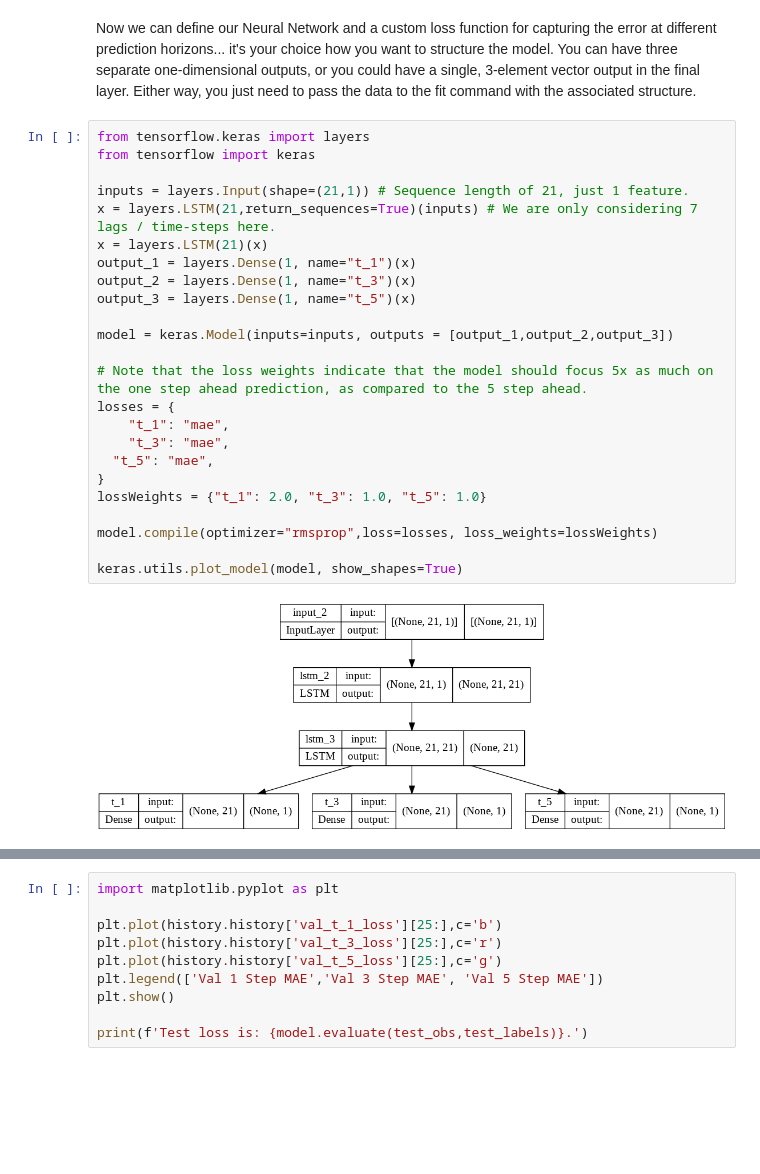
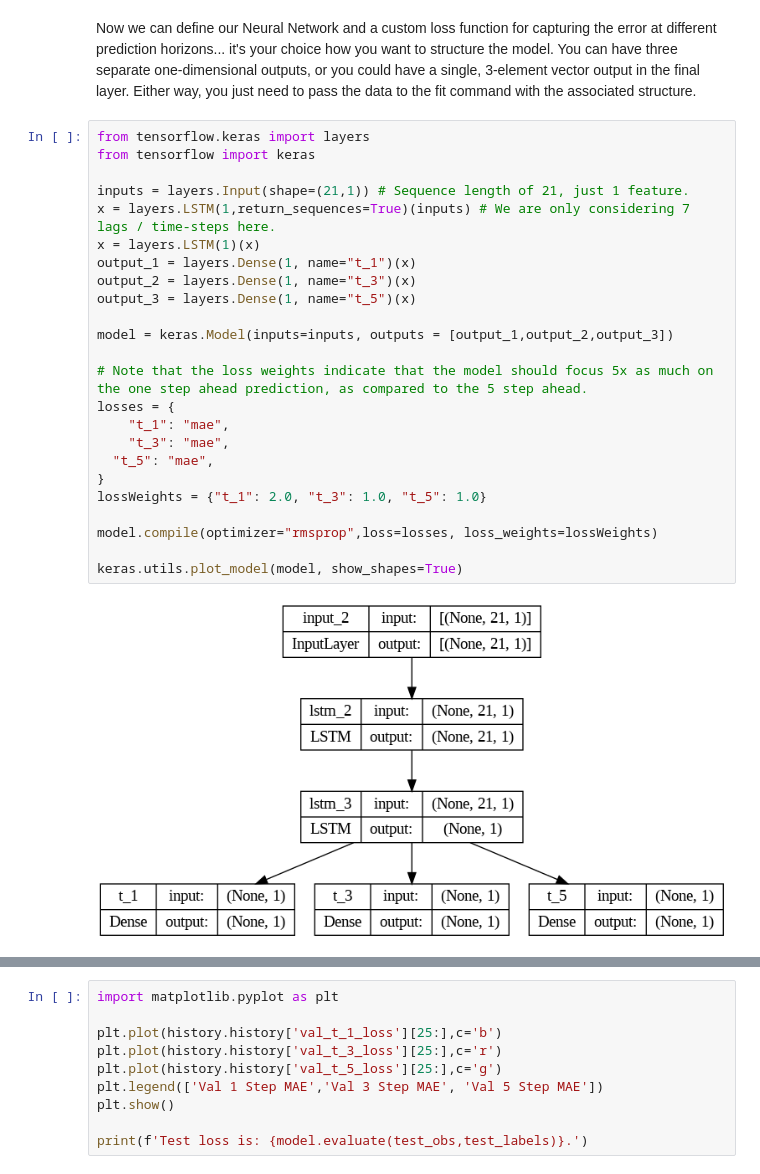
Before and after one commit to gburtch/BA865-2023, a Jupyter notebook: Lecture Materials/E/7.2 - Multi-step Forecast.ipynb, the cells around one changed output, grey strips where cells are left out. Drawn from its saved outputs; the diff is of its cells as text; blank space fills up the shorter version.

```diff
--- a/Lecture Materials/E/7.2 - Multi-step Forecast.ipynb
+++ b/Lecture Materials/E/7.2 - Multi-step Forecast.ipynb
@@ -120,29 +121,29 @@ Now we can define our Neural Network and a custom loss function for capturing th
 # %%
 from tensorflow.keras import layers
 from tensorflow import keras
 
 inputs = layers.Input(shape=(21,1)) # Sequence length of 21, just 1 feature.
-x = layers.LSTM(21,return_sequences=True)(inputs) # We are only considering 7 lags / time-steps here.
-x = layers.LSTM(21)(x)
+x = layers.LSTM(1,return_sequences=True)(inputs) # We are only considering 7 lags / time-steps here.
+x = layers.LSTM(1)(x)
 output_1 = layers.Dense(1, name="t_1")(x)
 output_2 = layers.Dense(1, name="t_3")(x)
 output_3 = layers.Dense(1, name="t_5")(x)
 
 model = keras.Model(inputs=inputs, outputs = [output_1,output_2,output_3])
 
 # Note that the loss weights indicate that the model should focus 5x as much on the one step ahead prediction, as compared to the 5 step ahead.
 losses = {
 	"t_1": "mae",
 	"t_3": "mae",
   "t_5": "mae",
 }
 lossWeights = {"t_1": 2.0, "t_3": 1.0, "t_5": 1.0}
 
 model.compile(optimizer="rmsprop",loss=losses, loss_weights=lossWeights)
 
 keras.utils.plot_model(model, show_shapes=True)
 # %% [output]
-[figure, old version]
+[figure, new version]
 # %%
 callbacks = [
     keras.callbacks.ModelCheckpoint("drive/My Drive/Teaching/Courses/BA 865/Pre-Release/Week 6/steps.keras",
```
Also changed, not shown: parts of 3 cells of this notebook, 11 other files.
